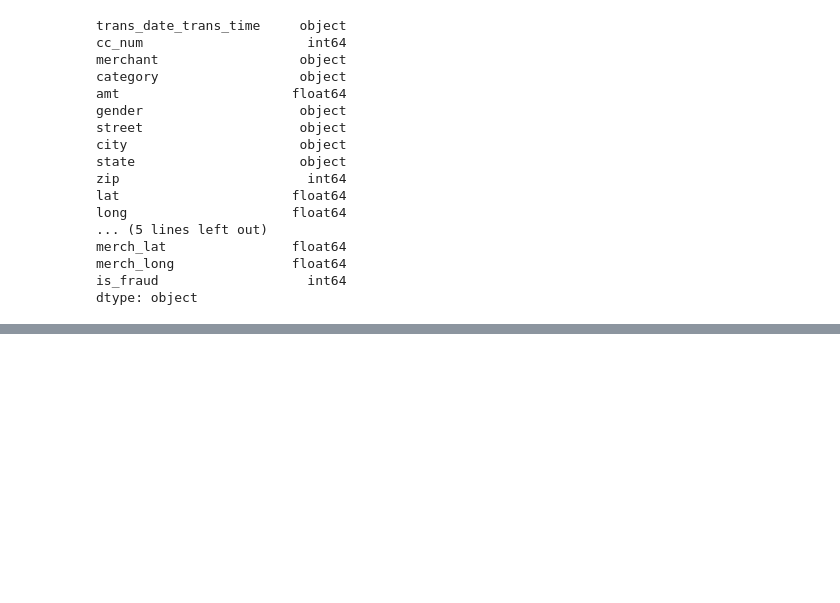
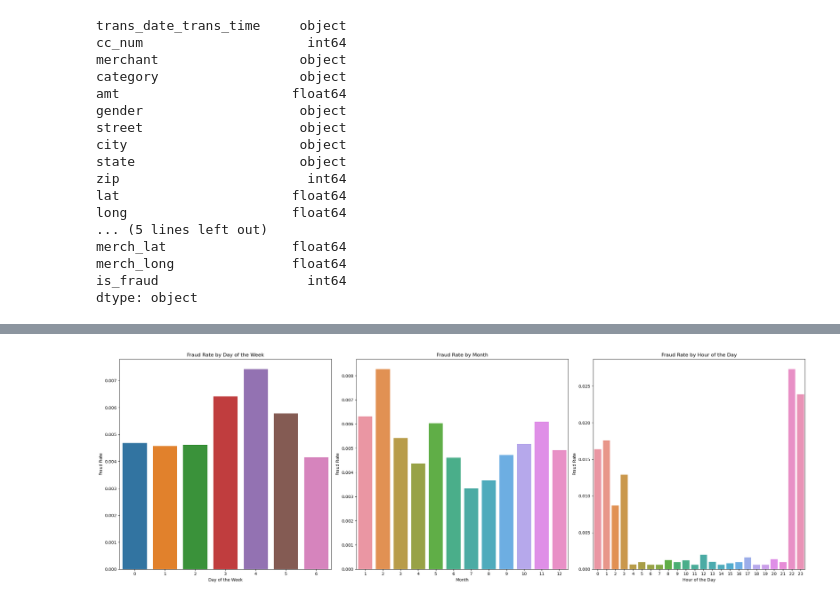
Before and after one commit to erigson/JPMC_Fraud_Analysis, a Jupyter notebook: Untitled.ipynb, the cells around one changed output, grey strips where cells are left out. Cells and saved outputs as stored; diff of their text form; code cells hidden in the pictures; blank space fills up the shorter version.

```diff
--- a/Untitled.ipynb
+++ b/Untitled.ipynb
@@ -88,0 +125,35 @@ dtype: object
+# %%
+# To better visualize the "fraud" sections, we can plot the data in a different manner that focuses on the fraud rates.
+
+# Create subplots for the three graphs
+fig, axs = plt.subplots(1, 3, figsize=(24, 8))
+
+# Calculate fraud rates for 'day', 'month', and 'year'
+fraud_rate_day = df.groupby('day')['is_fraud'].mean()
+fraud_rate_month = df.groupby('month')['is_fraud'].mean()
+fraud_rate_year = df.groupby('year')['is_fraud'].mean()
+fraud_rate_hour = df.groupby('hour')['is_fraud'].mean()
+
+# Plotting the relationship between 'day' and 'is_fraud'
+sns.barplot(x=fraud_rate_day.index, y=fraud_rate_day.values, ax=axs[0])
+axs[0].set_title('Fraud Rate by Day of the Week')
+axs[0].set_xlabel('Day of the Week')
+axs[0].set_ylabel('Fraud Rate')
+
+# Plotting the relationship between 'month' and 'is_fraud'
+sns.barplot(x=fraud_rate_month.index, y=fraud_rate_month.values, ax=axs[1])
+axs[1].set_title('Fraud Rate by Month')
+axs[1].set_xlabel('Month')
+axs[1].set_ylabel('Fraud Rate')
+
+# Plotting the new graph for 'hour of the day'
+sns.barplot(x=fraud_rate_hour.index, y=fraud_rate_hour.values, ax=axs[2])
+axs[2].set_title('Fraud Rate by Hour of the Day')
+axs[2].set_xlabel('Hour of the Day')
+axs[2].set_ylabel('Fraud Rate')
+
+
+plt.tight_layout()
+plt.show()
+# %% [output]
+[figure, added]
```
Also changed, not shown: parts of 10 cells of this notebook.
